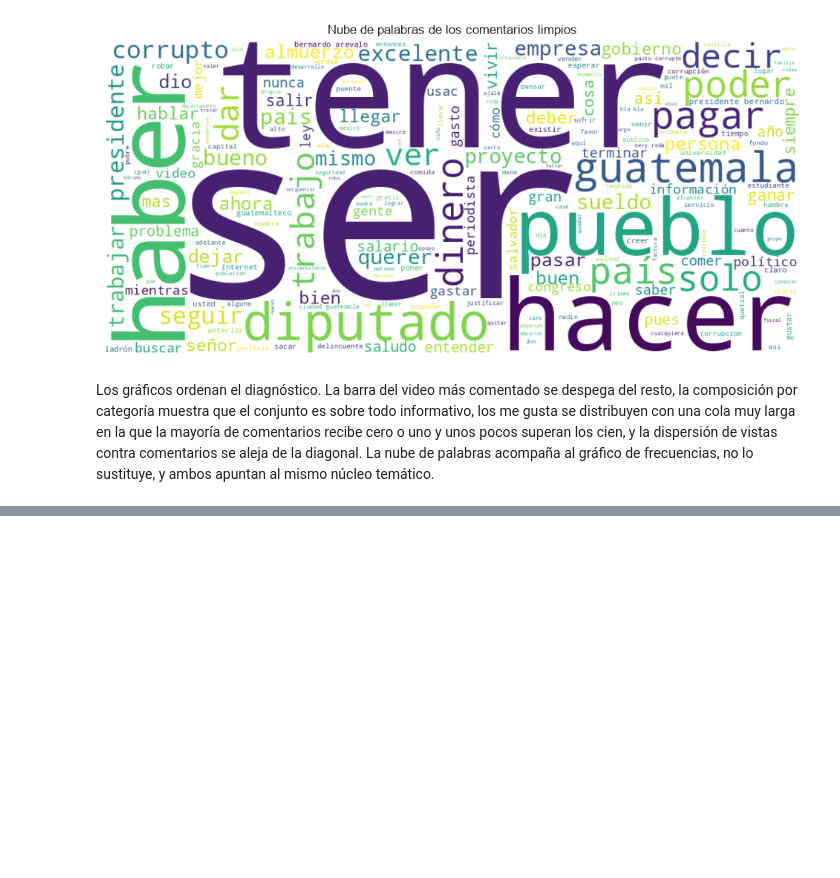
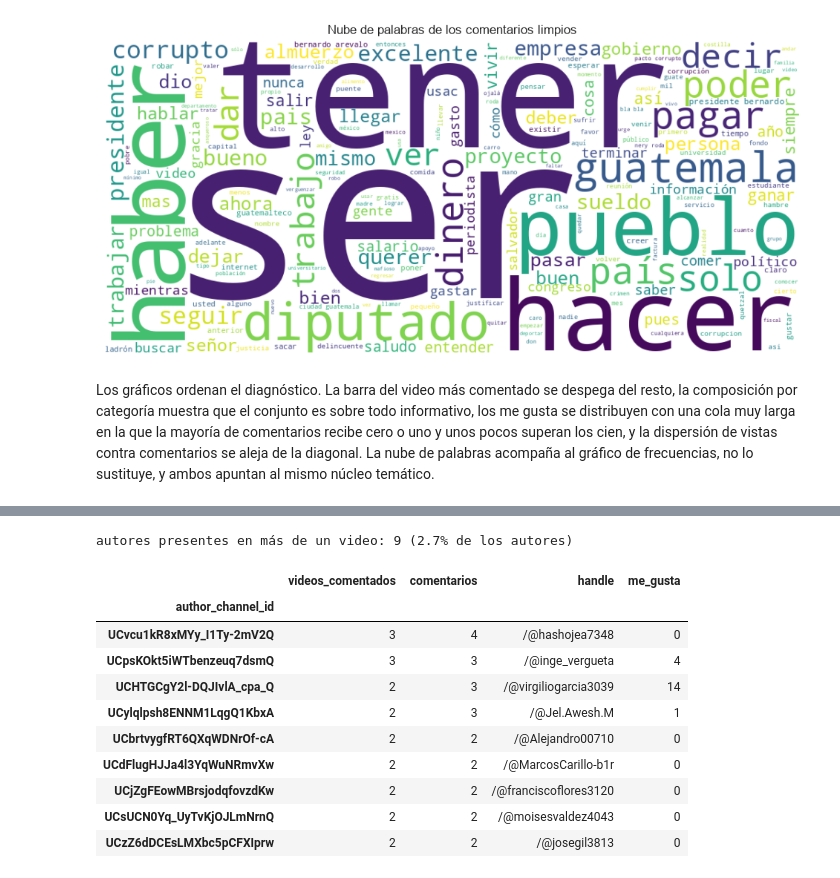
Before and after one commit to Fercho1118/Lab6_DS, a Jupyter notebook: notebooks/lab6.ipynb, the cells around one changed output, grey strips where cells are left out. Drawn from its saved outputs; the diff is of its cells as text; code cells hidden in the pictures; blank space fills up the shorter version.

```diff
--- a/notebooks/lab6.ipynb
+++ b/notebooks/lab6.ipynb
@@ -708,0 +746,25 @@ frecuencias, no lo sustituye, y ambos apuntan al mismo núcleo temático.
+# %%
+# autores que aparecen en más de un video
+puentes = comentarios.groupby("author_channel_id").agg(
+    videos_comentados=("video_id", "nunique"),
+    comentarios=("comment_id", "count"),
+    handle=("author_handle", "first"),
+    me_gusta=("like_count", "sum"))
+puentes = puentes[puentes["videos_comentados"] > 1].sort_values(
+    ["videos_comentados", "comentarios"], ascending=False)
+print("autores presentes en más de un video:", len(puentes),
+      f"({len(puentes) / comentarios['author_channel_id'].nunique():.1%} de los autores)")
+puentes
+# %% [output]
+autores presentes en más de un video: 9 (2.7% de los autores)
+|  | videos_comentados | comentarios | handle | me_gusta |
+| author_channel_id |  |  |  |  |
+| UCvcu1kR8xMYy_I1Ty-2mV2Q | 3 | 4 | /@hashojea7348 | 0 |
+| UCpsKOkt5iWTbenzeuq7dsmQ | 3 | 3 | /@inge_vergueta | 4 |
+| UCHTGCgY2l-DQJIvlA_cpa_Q | 2 | 3 | /@virgiliogarcia3039 | 14 |
+| UCylqlpsh8ENNM1LqgQ1KbxA | 2 | 3 | /@Jel.Awesh.M | 1 |
+| UCbrtvygfRT6QXqWDNrOf-cA | 2 | 2 | /@Alejandro00710 | 0 |
+| UCdFlugHJJa4l3YqWuNRmvXw | 2 | 2 | /@MarcosCarillo-b1r | 0 |
+| UCjZgFEowMBrsjodqfovzdKw | 2 | 2 | /@franciscoflores3120 | 0 |
+| UCsUCN0Yq_UyTvKjOJLmNrnQ | 2 | 2 | /@moisesvaldez4043 | 0 |
+| UCzZ6dDCEsLMXbc5pCFXIprw | 2 | 2 | /@josegil3813 | 0 |
```
Also changed, not shown: parts of 14 cells of this notebook.
